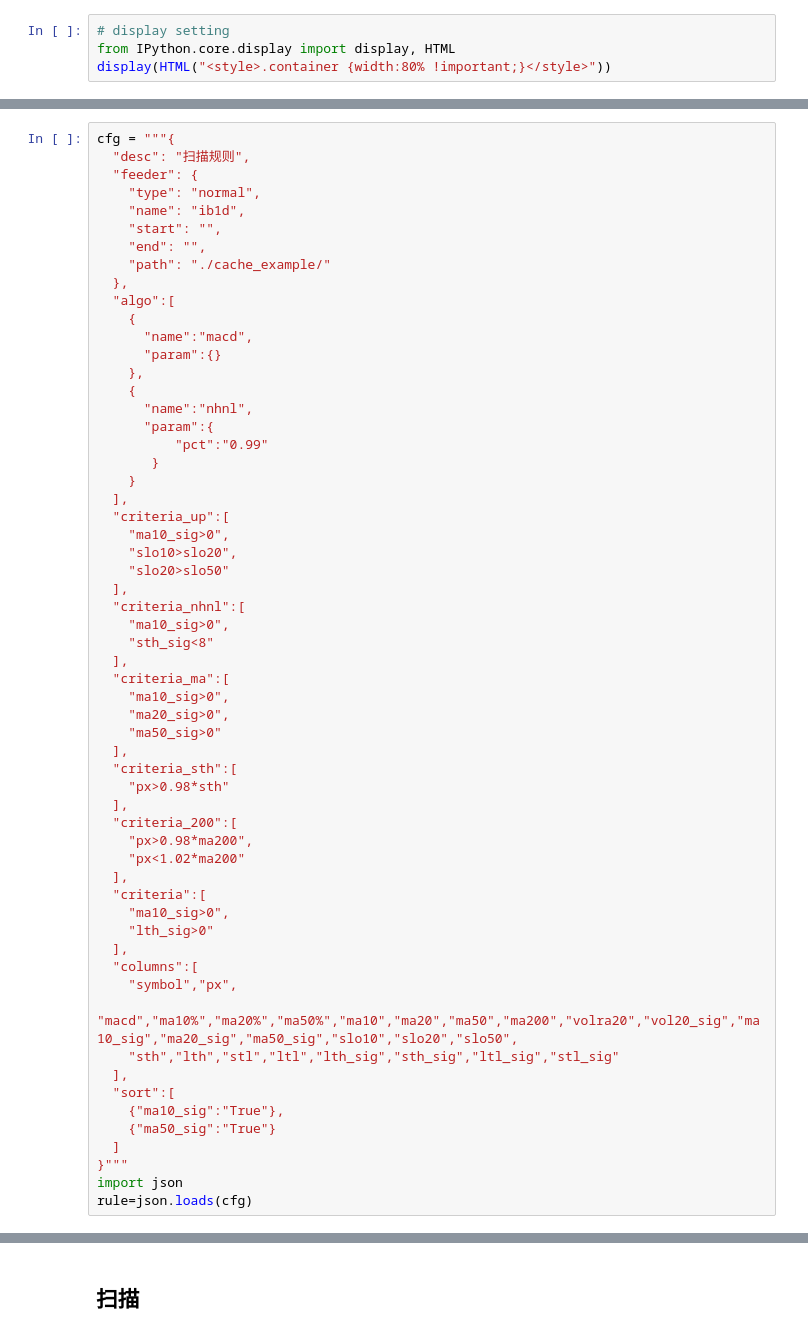
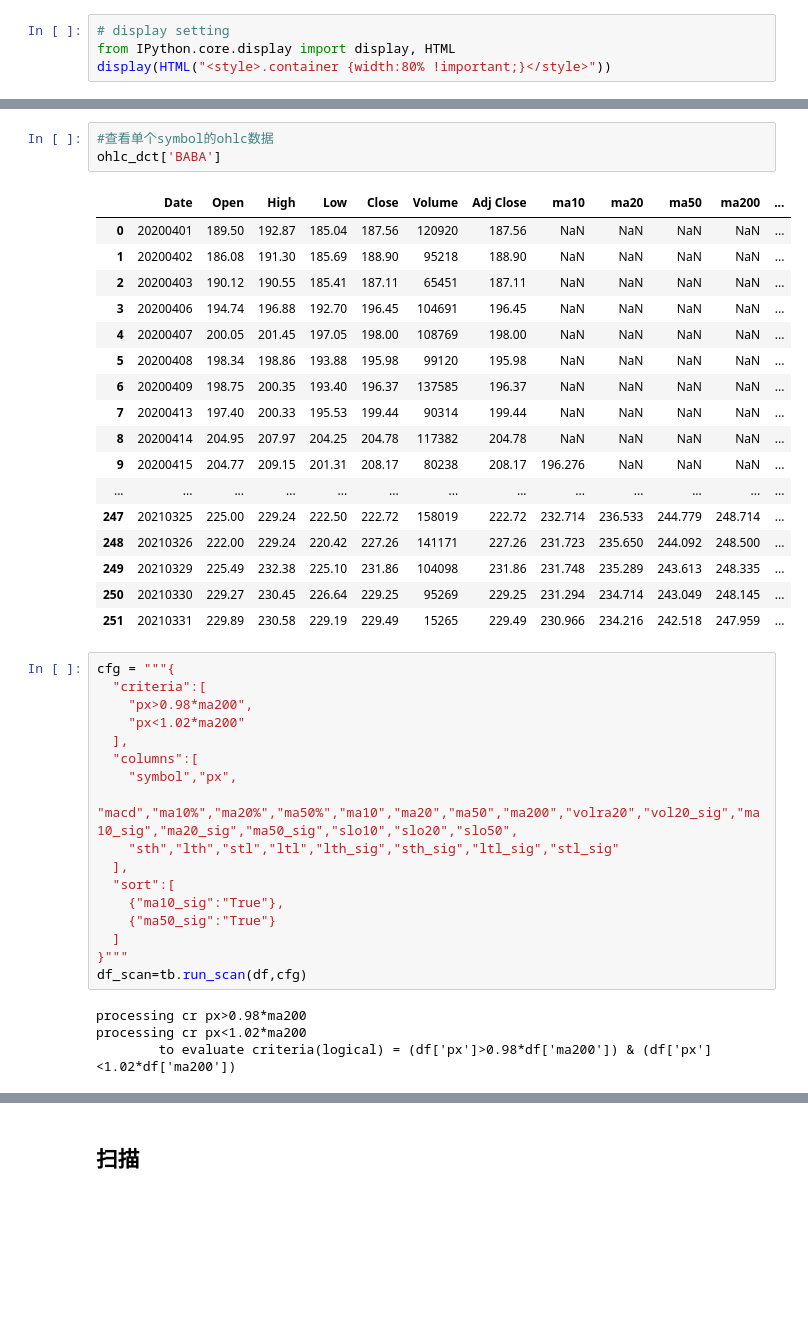
Before and after one commit to softarts/tradebook, a Jupyter notebook: trend.ipynb, the cells around one changed output, grey strips where cells are left out. Drawn from its saved outputs; the diff is of its cells as text; blank space fills up the shorter version.

```diff
--- a/trend.ipynb
+++ b/trend.ipynb
@@ -31,49 +208,29 @@ sth 指短期新高(20),lth指长期新高(200)
+# %%
+#查看单个symbol的ohlc数据
+ohlc_dct['BABA']
+# %% [output]
+|  | Date | Open | High | Low | Close | Volume | Adj Close | ma10 | ma20 | ma50 | ma200 | ... |
+| 0 | 20200401 | 189.50 | 192.87 | 185.04 | 187.56 | 120920 | 187.56 | NaN | NaN | NaN | NaN | ... |
+| 1 | 20200402 | 186.08 | 191.30 | 185.69 | 188.90 | 95218 | 188.90 | NaN | NaN | NaN | NaN | ... |
+| 2 | 20200403 | 190.12 | 190.55 | 185.41 | 187.11 | 65451 | 187.11 | NaN | NaN | NaN | NaN | ... |
+| 3 | 20200406 | 194.74 | 196.88 | 192.70 | 196.45 | 104691 | 196.45 | NaN | NaN | NaN | NaN | ... |
+| 4 | 20200407 | 200.05 | 201.45 | 197.05 | 198.00 | 108769 | 198.00 | NaN | NaN | NaN | NaN | ... |
+| 5 | 20200408 | 198.34 | 198.86 | 193.88 | 195.98 | 99120 | 195.98 | NaN | NaN | NaN | NaN | ... |
+| 6 | 20200409 | 198.75 | 200.35 | 193.40 | 196.37 | 137585 | 196.37 | NaN | NaN | NaN | NaN | ... |
+| 7 | 20200413 | 197.40 | 200.33 | 195.53 | 199.44 | 90314 | 199.44 | NaN | NaN | NaN | NaN | ... |
+| 8 | 20200414 | 204.95 | 207.97 | 204.25 | 204.78 | 117382 | 204.78 | NaN | NaN | NaN | NaN | ... |
+| 9 | 20200415 | 204.77 | 209.15 | 201.31 | 208.17 | 80238 | 208.17 | 196.276 | NaN | NaN | NaN | ... |
+| ... | ... | ... | ... | ... | ... | ... | ... | ... | ... | ... | ... | ... |
+| 247 | 20210325 | 225.00 | 229.24 | 222.50 | 222.72 | 158019 | 222.72 | 232.714 | 236.533 | 244.779 | 248.714 | ... |
+| 248 | 20210326 | 222.00 | 229.24 | 220.42 | 227.26 | 141171 | 227.26 | 231.723 | 235.650 | 244.092 | 248.500 | ... |
+| 249 | 20210329 | 225.49 | 232.38 | 225.10 | 231.86 | 104098 | 231.86 | 231.748 | 235.289 | 243.613 | 248.335 | ... |
+| 250 | 20210330 | 229.27 | 230.45 | 226.64 | 229.25 | 95269 | 229.25 | 231.294 | 234.714 | 243.049 | 248.145 | ... |
+| 251 | 20210331 | 229.89 | 230.58 | 229.19 | 229.49 | 15265 | 229.49 | 230.966 | 234.216 | 242.518 | 247.959 | ... |
 # %%
 cfg = """{
-  "desc": "扫描规则",
-  "feeder": {
-    "type": "normal",
-    "name": "ib1d",
-    "start": "",
-    "end": "",
-    "path": "./cache_example/"
-  },
-  "algo":[
-    {
-      "name":"macd",
-      "param":{}
-    },
-    {
-      "name":"nhnl",
-      "param":{
-          "pct":"0.99"
-       }
-    }
-  ],
-  "criteria_up":[
-    "ma10_sig>0",
-    "slo10>slo20",
-    "slo20>slo50"
-  ],
-  "criteria_nhnl":[
-    "ma10_sig>0",
-    "sth_sig<8"
-  ],
-  "criteria_ma":[
-    "ma10_sig>0",
-    "ma20_sig>0",
-    "ma50_sig>0"
-  ],
-  "criteria_sth":[
-    "px>0.98*sth"
-  ],
-  "criteria_200":[
+  "criteria":[
     "px>0.98*ma200",
     "px<1.02*ma200"
-  ],
-  "criteria":[
-    "ma10_sig>0",
-    "lth_sig>0"
   ],
   "columns":[
     "symbol","px",
@@ -85,5 +242,8 @@ cfg = """{
     {"ma50_sig":"True"}
   ]
 }"""
-import json
-rule=json.loads(cfg)
+df_scan=tb.run_scan(df,cfg)
+# %% [output]
+processing cr px>0.98*ma200
+processing cr px<1.02*ma200
+        to evaluate criteria(logical) = (df['px']>0.98*df['ma200']) & (df['px']<1.02*df['ma200'])
```
Also changed, not shown: parts of 18 cells of this notebook, 39 other files.
